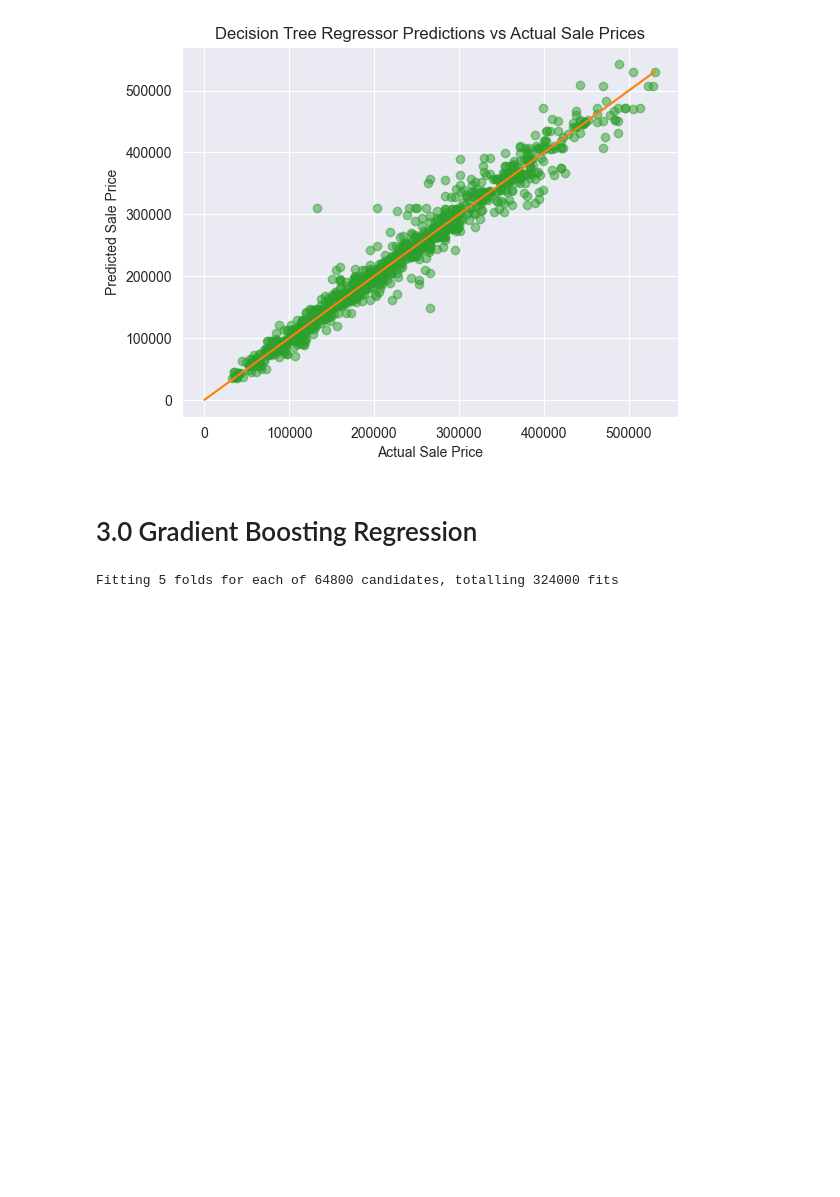
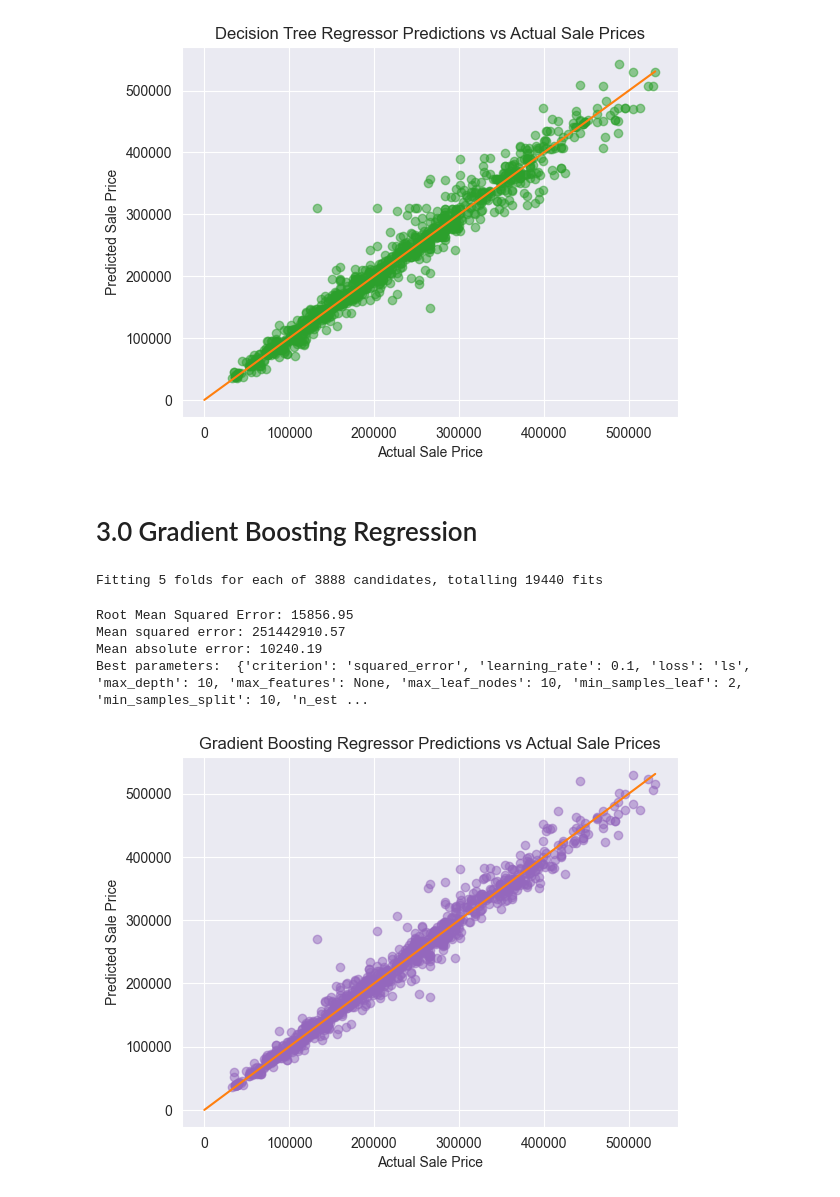
Before and after one commit to MJ-Peters/INAI-Property-Value-Prediction-Coursework, a Jupyter notebook: Coursework Question One.ipynb, the cells around one changed output. Cells and saved outputs as stored; diff of their text form; code cells hidden in the pictures; blank space fills up the shorter version.

```diff
--- a/Coursework Question One.ipynb
+++ b/Coursework Question One.ipynb
@@ -193,16 +186,16 @@ GB_regressor = GradientBoostingRegressor()
 
 # Defining the hyperparameter grid
 GB_param_grid = {
-    "max_depth": [5, 10, 15],
+    "max_depth": [10, 15],
     "min_samples_split": [2, 5, 10],
-    "min_samples_leaf": [1, 2, 4],
-    "max_features": [None, "auto", "sqrt", "log2"],
+    "min_samples_leaf": [2, 4],
+    "max_features": [None, "auto", "sqrt"],
     "random_state": [0],
     "max_leaf_nodes": [None, 5, 10],
-    "criterion": ["squared_error", "mae"],
-    "learning_rate": [0.01, 0.05, 0.1, 0.5],
-    "loss": [None, "ls", "lad", "huber", "quantile"],
-    "n_estimators": [10, 50, 100, 250, 500]
+    "criterion": ["squared_error", "friedman_mse"],
+    "learning_rate": [0.01, 0.1, 0.5],
+    "loss": ["squared-error", "lad"],
+    "n_estimators": [50, 100, 250]
 }
 
 # Creating the grid search object
@@ -218,12 +211,34 @@ GB_best_estimator = GB_grid_search.best_estimator_
 # Making predictions on the test data using the best estimator
 GB_y_pred = GB_best_estimator.predict(x_test)
 
-# Evaluating the model using mean squared error and root mean squared error
+# Calculate mean squared error, root mean squared error, and mean absolute error
 GB_mse = mean_squared_error(y_test, GB_y_pred)
 GB_rmse = np.sqrt(GB_mse)
+GB_mae = mean_absolute_error(y_test, GB_y_pred)
 
 print("Root Mean Squared Error: {:.2f}".format(GB_rmse))
-print("Mean squared error: ", GB_mse)
+print("Mean squared error: {:.2f}".format(GB_mse))
+print("Mean absolute error: {:.2f}".format(GB_mae))
 print("Best parameters: ", GB_best_params)
 # %% [output]
-Fitting 5 folds for each of 64800 candidates, totalling 324000 fits
+Fitting 5 folds for each of 3888 candidates, totalling 19440 fits
+Root Mean Squared Error: 15856.95
+Mean squared error: 251442910.57
+Mean absolute error: 10240.19
+Best parameters:  {'criterion': 'squared_error', 'learning_rate': 0.1, 'loss': 'ls', 'max_depth': 10, 'max_features': None, 'max_leaf_nodes': 10, 'min_samples_leaf': 2, 'min_samples_split': 10, 'n_est ...
+# %%
+# Scatter plot for predicted vs actual sale prices
+plt.scatter(y_test, GB_y_pred, alpha=0.5, c="tab:purple")
+
+# Labels and title
+plt.xlabel("Actual Sale Price")
+plt.ylabel("Predicted Sale Price")
+plt.title("Gradient Boosting Regressor Predictions vs Actual Sale Prices")
+
+# Diagonal line for reference, close to the line = accurate
+plt.plot([0, max(y_test)], [0, max(y_test)], "-", color="tab:orange")
+
+# Show the plot
+plt.show()
+# %% [output]
+[figure, added]
```
Also changed, not shown: parts of 6 cells of this notebook.
